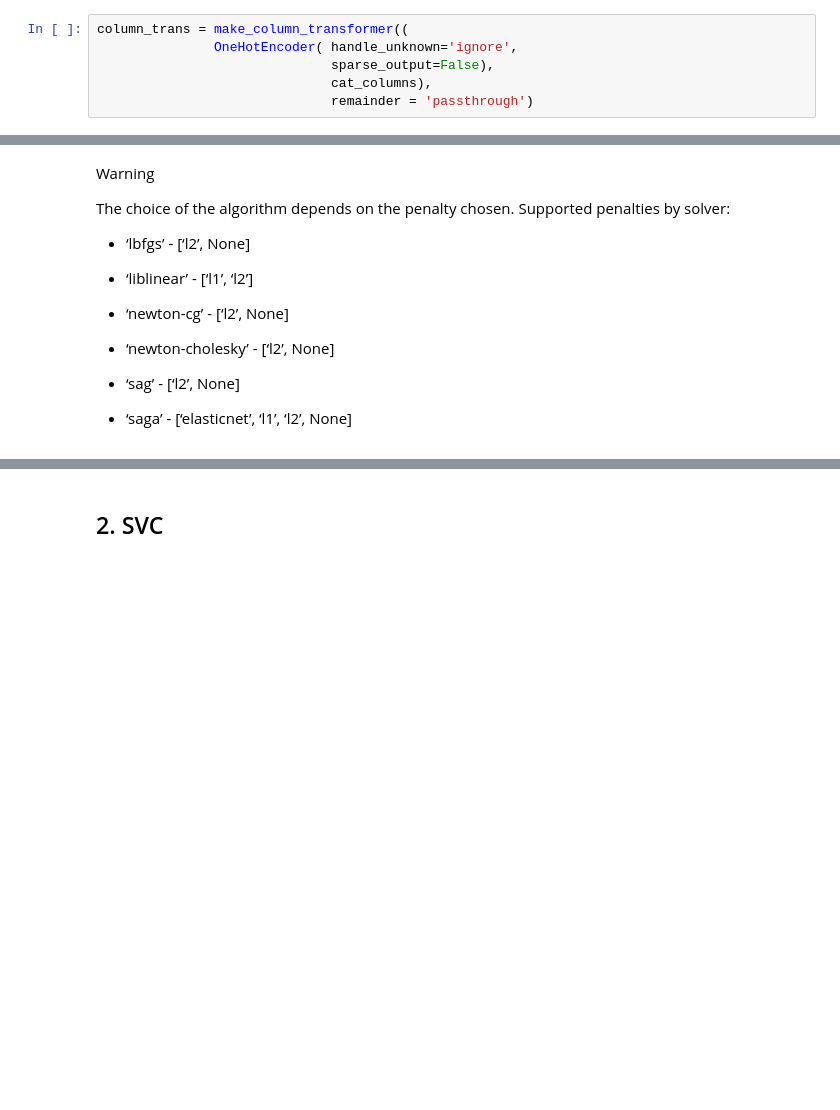
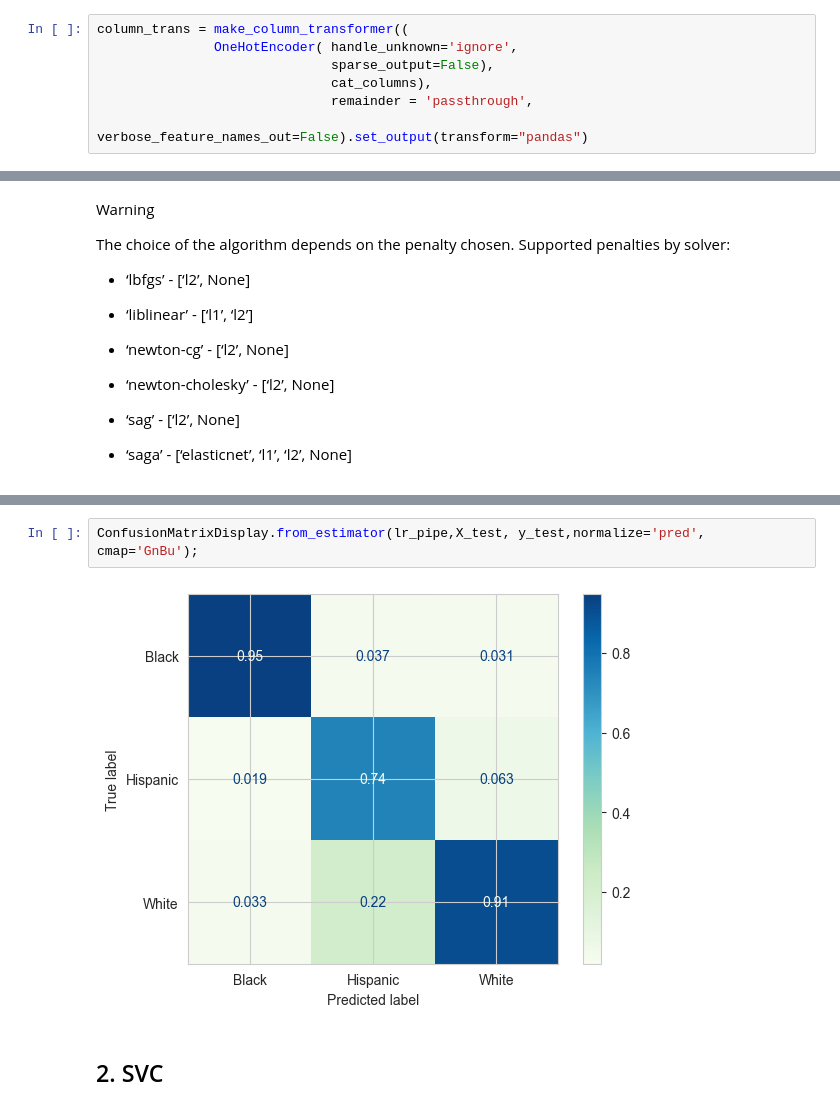
Before and after one commit to 0xArwa/soldier-race-prediction, a Jupyter notebook: Race Prediction/soldier_race_project_students.ipynb, the cells around one changed output, grey strips where cells are left out. Saved outputs shown, nothing was run; the diff lists cells and outputs as text; blank space fills up the shorter version.

```diff
--- a/Race Prediction/soldier_race_project_students.ipynb
+++ b/Race Prediction/soldier_race_project_students.ipynb
@@ -451,4 +465,5 @@ column_trans = make_column_transformer((
                OneHotEncoder( handle_unknown='ignore',
                               sparse_output=False),
                               cat_columns),
-                              remainder = 'passthrough')
+                              remainder = 'passthrough',
+                              verbose_feature_names_out=False).set_output(transform="pandas")
@@ -693,3 +696,7 @@ df_scores.mean()[2:]
+# %%
+ConfusionMatrixDisplay.from_estimator(lr_pipe,X_test, y_test,normalize='pred', cmap='GnBu');
+# %% [output]
+[figure, added]
 # %% [markdown]
 ## 2. SVC
 # %% [markdown]
```
Also changed, not shown: parts of 77 cells of this notebook.
